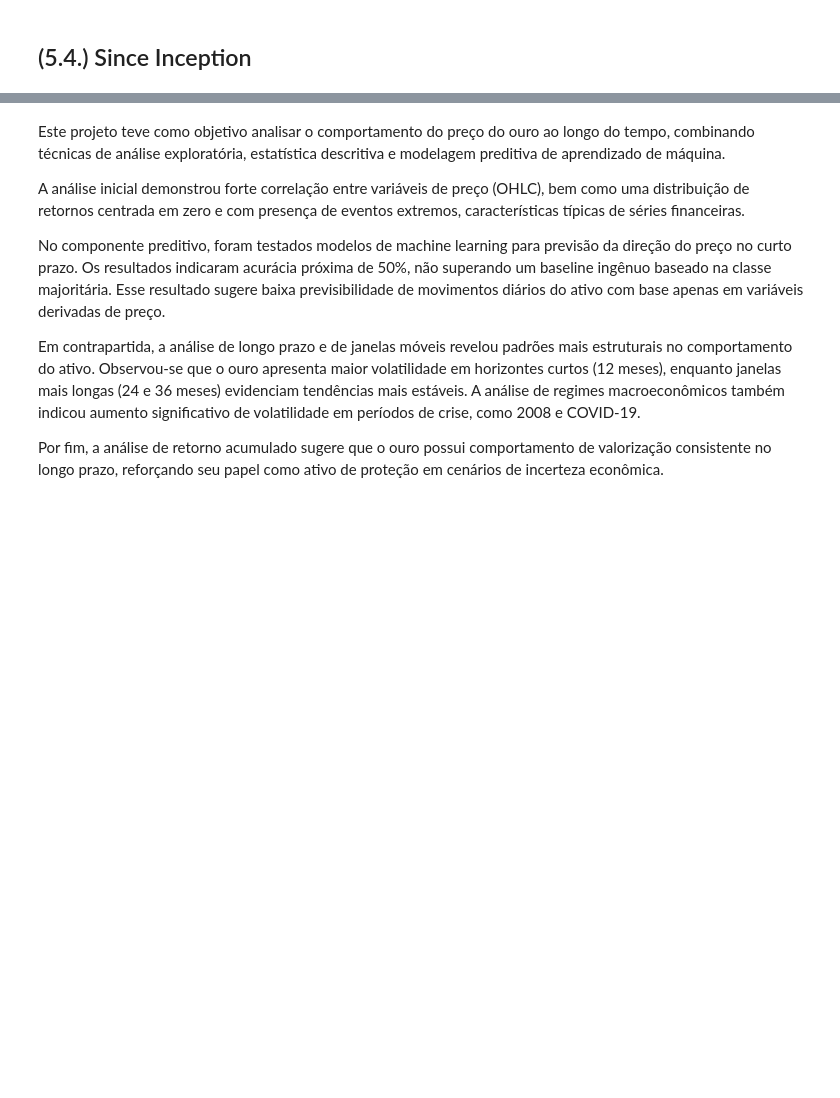
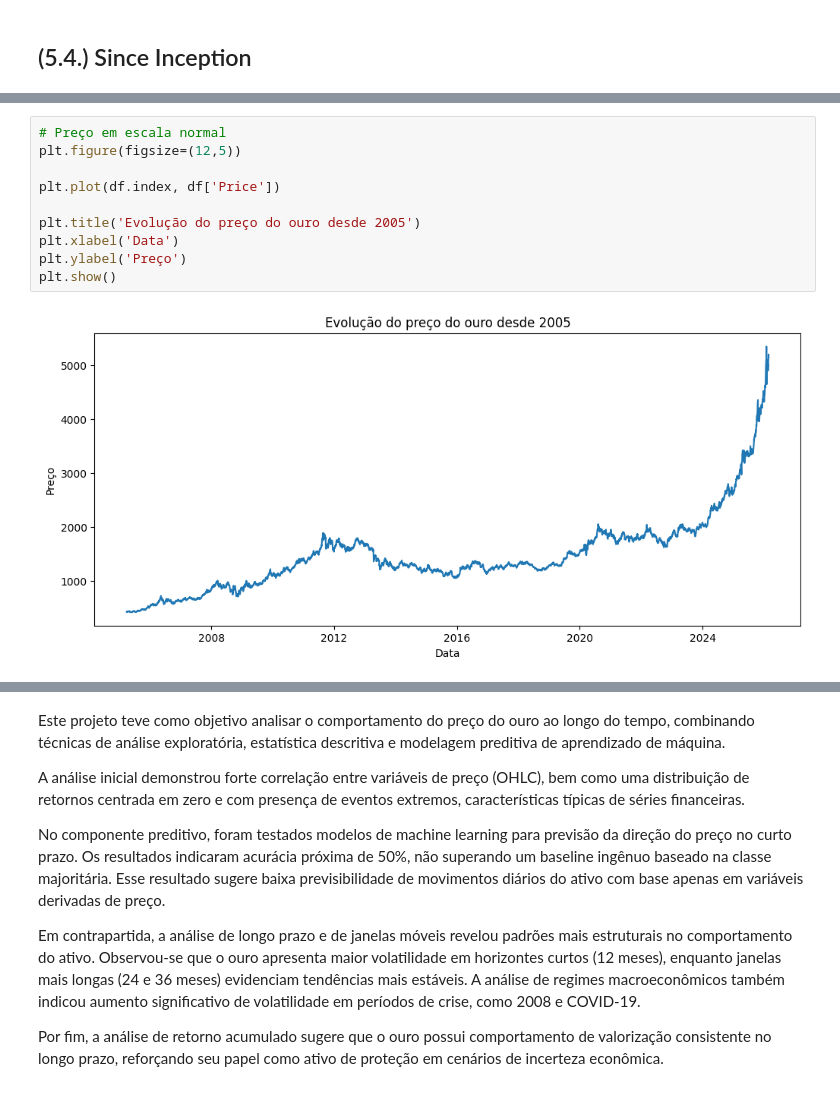
Before and after one commit to lalipedrozo/PUC_MVP_Analise_de_Dados, a Jupyter notebook: PUC_MVP_Analise_de_Dados.ipynb, the cells around one changed output, grey strips where cells are left out. Cells and saved outputs as stored; diff of their text form; blank space fills up the shorter version.

```diff
--- a/PUC_MVP_Analise_de_Dados.ipynb
+++ b/PUC_MVP_Analise_de_Dados.ipynb
@@ -1096,0 +1114,12 @@ plt.show()
+# %%
+# Preço em escala normal
+plt.figure(figsize=(12,5))
+
+plt.plot(df.index, df['Price'])
+
+plt.title('Evolução do preço do ouro desde 2005')
+plt.xlabel('Data')
+plt.ylabel('Preço')
+plt.show()
+# %% [output]
+[figure, added]
```
Also changed, not shown: parts of 5 cells of this notebook.
